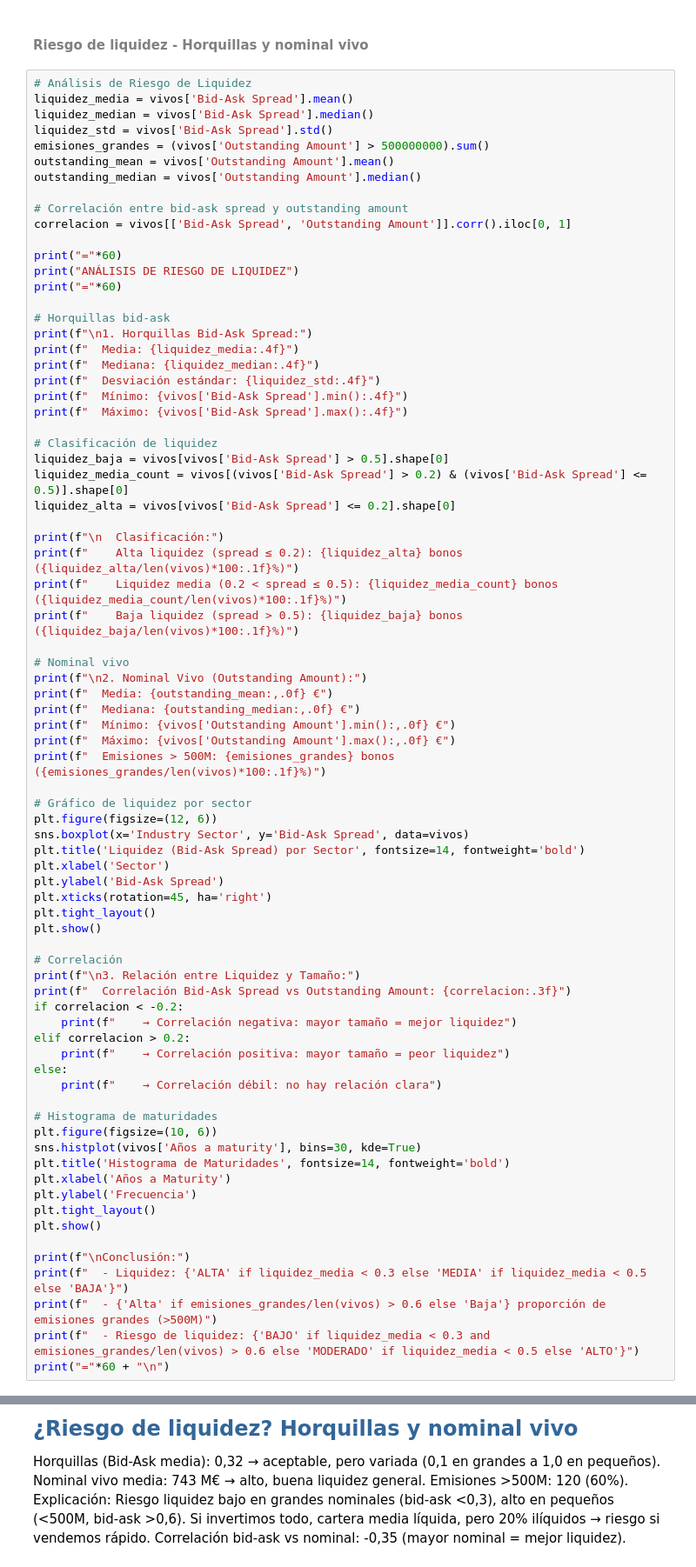
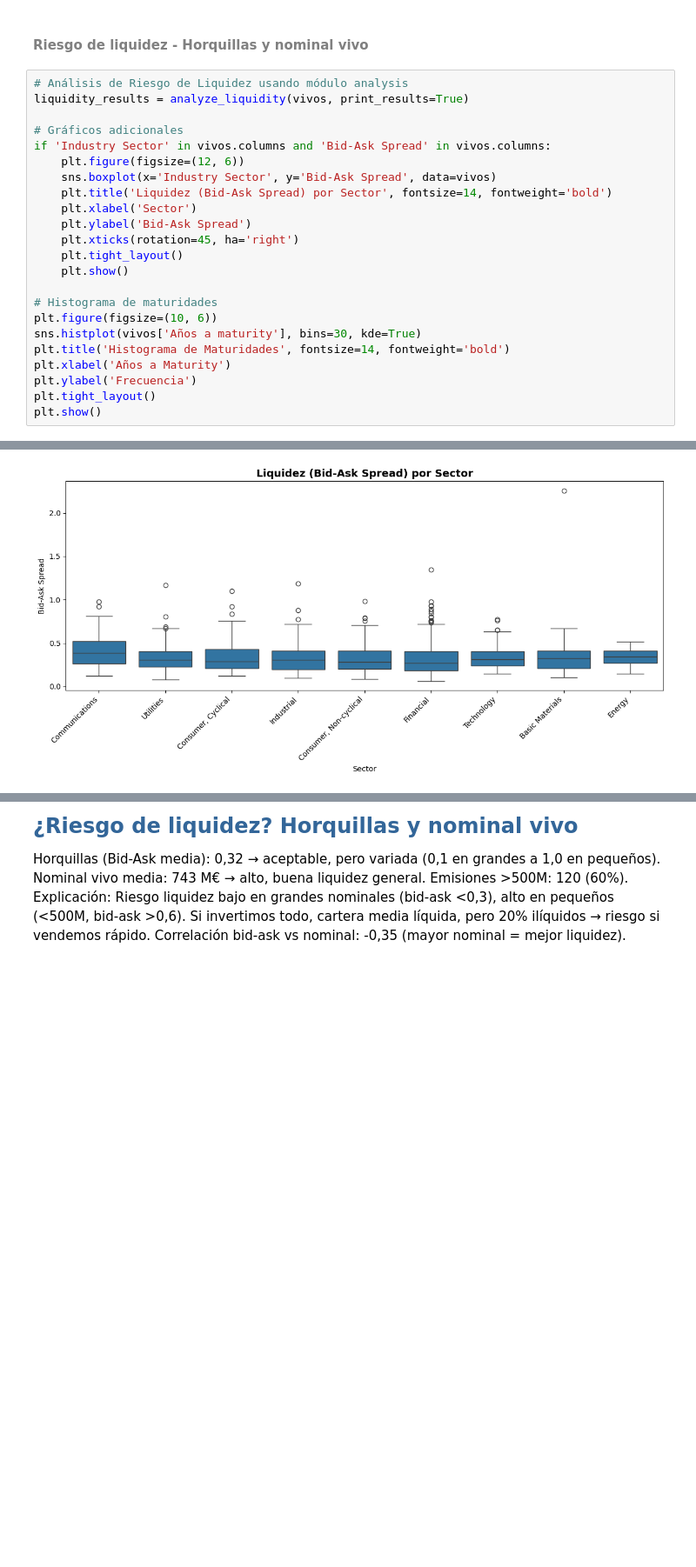
Before and after one commit to ALBERELVIS/Analisis-Cartera-De-Renta-Fija, a Jupyter notebook: src/TallerRF_AnálisisCartera_Enunciado.ipynb, the cells around one changed output, grey strips where cells are left out. Shown: that part at 87% size. Cells and saved outputs as stored; diff of their text form; blank space fills up the shorter version.

```diff
--- a/src/TallerRF_AnálisisCartera_Enunciado.ipynb
+++ b/src/TallerRF_AnálisisCartera_Enunciado.ipynb
@@ -370,66 +280,19 @@ Explicación: 90% IG (A/BBB+), bajo riesgo crédito (PD 1YR media 0,02%). NR 17%
 # %% [markdown]
 #### <font color=#808080>Riesgo de liquidez - Horquillas y nominal vivo</font>
 # %%
-# Análisis de Riesgo de Liquidez
-liquidez_media = vivos['Bid-Ask Spread'].mean()
-liquidez_median = vivos['Bid-Ask Spread'].median()
-liquidez_std = vivos['Bid-Ask Spread'].std()
-emisiones_grandes = (vivos['Outstanding Amount'] > 500000000).sum()
-outstanding_mean = vivos['Outstanding Amount'].mean()
-outstanding_median = vivos['Outstanding Amount'].median()
+# Análisis de Riesgo de Liquidez usando módulo analysis
+liquidity_results = analyze_liquidity(vivos, print_results=True)
 
-# Correlación entre bid-ask spread y outstanding amount
-correlacion = vivos[['Bid-Ask Spread', 'Outstanding Amount']].corr().iloc[0, 1]
-
-print("="*60)
-print("ANÁLISIS DE RIESGO DE LIQUIDEZ")
-print("="*60)
-
-# Horquillas bid-ask
-print(f"\n1. Horquillas Bid-Ask Spread:")
-print(f"  Media: {liquidez_media:.4f}")
-print(f"  Mediana: {liquidez_median:.4f}")
-print(f"  Desviación estándar: {liquidez_std:.4f}")
-print(f"  Mínimo: {vivos['Bid-Ask Spread'].min():.4f}")
-print(f"  Máximo: {vivos['Bid-Ask Spread'].max():.4f}")
-
-# Clasificación de liquidez
-liquidez_baja = vivos[vivos['Bid-Ask Spread'] > 0.5].shape[0]
-liquidez_media_count = vivos[(vivos['Bid-Ask Spread'] > 0.2) & (vivos['Bid-Ask Spread'] <= 0.5)].shape[0]
-liquidez_alta = vivos[vivos['Bid-Ask Spread'] <= 0.2].shape[0]
-
-print(f"\n  Clasificación:")
-print(f"    Alta liquidez (spread ≤ 0.2): {liquidez_alta} bonos ({liquidez_alta/len(vivos)*100:.1f}%)")
-print(f"    Liquidez media (0.2 < spread ≤ 0.5): {liquidez_media_count} bonos ({liquidez_media_count/len(vivos)*100:.1f}%)")
-print(f"    Baja liquidez (spread > 0.5): {liquidez_baja} bonos ({liquidez_baja/len(vivos)*100:.1f}%)")
-
-# Nominal vivo
-print(f"\n2. Nominal Vivo (Outstanding Amount):")
-print(f"  Media: {outstanding_mean:,.0f} €")
-print(f"  Mediana: {outstanding_median:,.0f} €")
-print(f"  Mínimo: {vivos['Outstanding Amount'].min():,.0f} €")
-print(f"  Máximo: {vivos['Outstanding Amount'].max():,.0f} €")
-print(f"  Emisiones > 500M: {emisiones_grandes} bonos ({emisiones_grandes/len(vivos)*100:.1f}%)")
-
-# Gráfico de liquidez por sector
-plt.figure(figsize=(12, 6))
-sns.boxplot(x='Industry Sector', y='Bid-Ask Spread', data=vivos)
-plt.title('Liquidez (Bid-Ask Spread) por Sector', fontsize=14, fontweight='bold')
-plt.xlabel('Sector')
-plt.ylabel('Bid-Ask Spread')
-plt.xticks(rotation=45, ha='right')
-plt.tight_layout()
-plt.show()
-
-# Correlación
-print(f"\n3. Relación entre Liquidez y Tamaño:")
-print(f"  Correlación Bid-Ask Spread vs Outstanding Amount: {correlacion:.3f}")
-if correlacion < -0.2:
-    print(f"    → Correlación negativa: mayor tamaño = mejor liquidez")
-elif correlacion > 0.2:
-    print(f"    → Correlación positiva: mayor tamaño = peor liquidez")
-else:
-    print(f"    → Correlación débil: no hay relación clara")
+# Gráficos adicionales
+if 'Industry Sector' in vivos.columns and 'Bid-Ask Spread' in vivos.columns:
+    plt.figure(figsize=(12, 6))
+    sns.boxplot(x='Industry Sector', y='Bid-Ask Spread', data=vivos)
+    plt.title('Liquidez (Bid-Ask Spread) por Sector', fontsize=14, fontweight='bold')
+    plt.xlabel('Sector')
+    plt.ylabel('Bid-Ask Spread')
+    plt.xticks(rotation=45, ha='right')
+    plt.tight_layout()
+    plt.show()
 
 # Histograma de maturidades
 plt.figure(figsize=(10, 6))
@@ -439,9 +302,4 @@ plt.xlabel('Años a Maturity')
 plt.ylabel('Frecuencia')
 plt.tight_layout()
 plt.show()
-
-print(f"\nConclusión:")
-print(f"  - Liquidez: {'ALTA' if liquidez_media < 0.3 else 'MEDIA' if liquidez_media < 0.5 else 'BAJA'}")
-print(f"  - {'Alta' if emisiones_grandes/len(vivos) > 0.6 else 'Baja'} proporción de emisiones grandes (>500M)")
-print(f"  - Riesgo de liquidez: {'BAJO' if liquidez_media < 0.3 and emisiones_grandes/len(vivos) > 0.6 else 'MODERADO' if liquidez_media < 0.5 else 'ALTO'}")
-print("="*60 + "\n")
+# %% [output]
@@ -447,0 +323 @@ print("="*60 + "\n")
+[figure, added]
```
Also changed, not shown: parts of 27 cells of this notebook, 7 other files.
